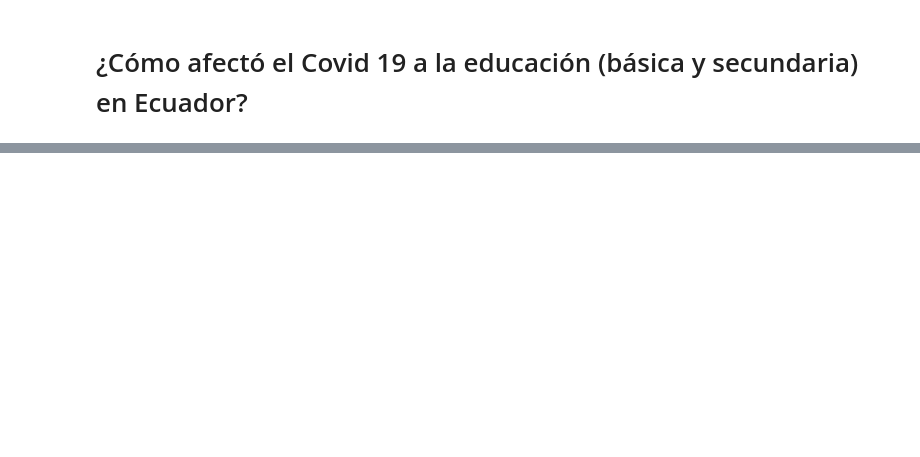
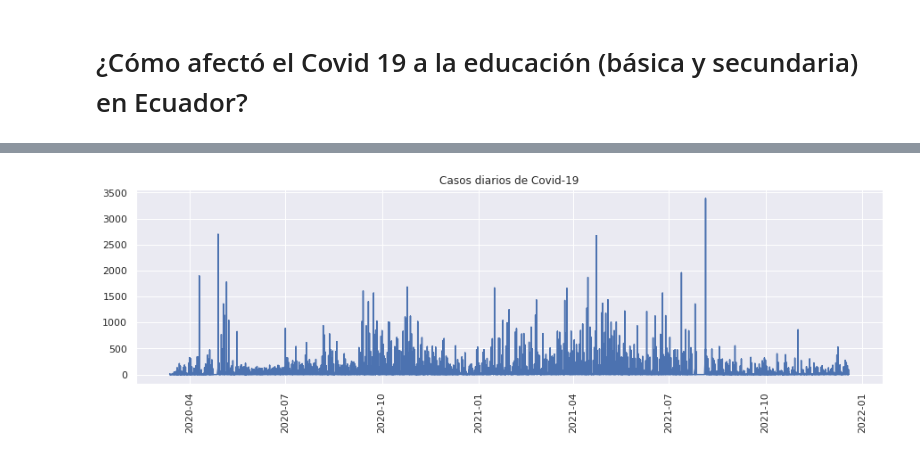
Before and after one commit to anthonymanotoa/covid-ec, a Jupyter notebook: notebooks/3.1-analisis.ipynb, the cells around one changed output, grey strips where cells are left out. Cells and saved outputs as stored; diff of their text form; code cells hidden in the pictures; blank space fills up the shorter version.

```diff
--- a/notebooks/3.1-analisis.ipynb
+++ b/notebooks/3.1-analisis.ipynb
@@ -22,0 +52,8 @@ El número de reprobados podría no ser un buen indicador porque debido a la edu
+# %%
+plt.figure(figsize=[15,4])
+plt.plot(positives.created_at, positives.nuevas)
+plt.title('Casos diarios de Covid-19')
+plt.xticks(rotation=90)
+plt.show()
+# %% [output]
+[figure, added]
```
Also changed, not shown: parts of 36 cells of this notebook, 7 other files.
